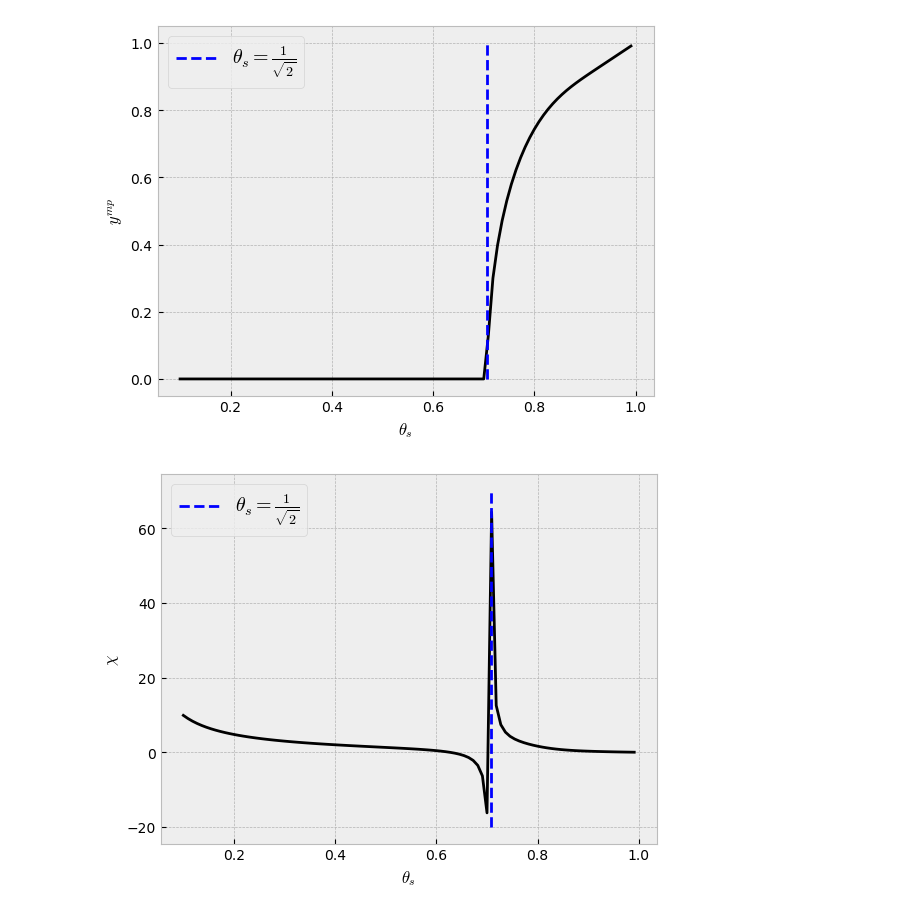
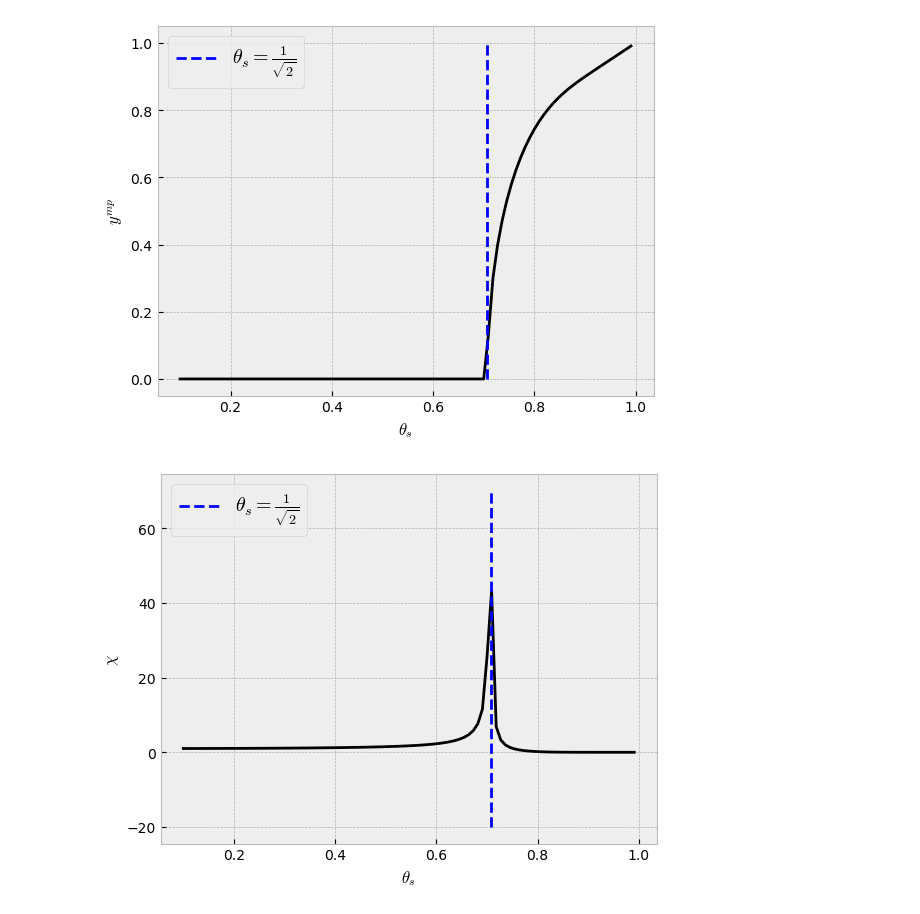
Before and after one commit to W-physics/Tesis, a Jupyter notebook: Suceptibility.ipynb, the cells around one changed output. Drawn from its saved outputs; the diff is of its cells as text; code cells hidden in the pictures.

```diff
--- a/Suceptibility.ipynb
+++ b/Suceptibility.ipynb
@@ -31,28 +31,27 @@ fig1.savefig('ymp.pdf')
 # %% [output]
 [figure]
 # %%
-def suceptibility(theta):
-    delta = 1 - theta**2
+def suceptibility(theta, position):
 
-    first_bracket = theta**2/delta - 1
+    w = position / theta
 
-    second_bracket = 3 * delta**2 / theta**2 * first_bracket
+    num = 1 - w**2
 
-    third_bracket = 1 - second_bracket**2
+    dem = 1 - num * (theta**2 / (1-theta**2))
 
-    return 1  / (theta/delta - 1/(theta*third_bracket))
+    return num / dem
 # %%
 fig2, ax2 = plt.subplots()
 
 ax2.set_xlabel(r'$\theta_s$')
 ax2.set_ylabel(r'$\chi$')
 
-ax2.plot(schedule,suceptibility(schedule), color='k')
+ax2.plot(schedule,suceptibility(schedule, posicion), color='k')
 ax2.vlines(x=1/np.sqrt(2), ymin=-20, ymax=70, ls='dashed', color='blue',
             label=r'$\theta_s=\frac{1}{\sqrt{2}}$')
 
 ax2.legend(fontsize='x-large', loc='upper left')
 
 fig2.savefig('suceptibility.pdf')
 # %% [output]
-[figure, old version]
+[figure, new version]
```
Also changed, not shown: 2 other files.
